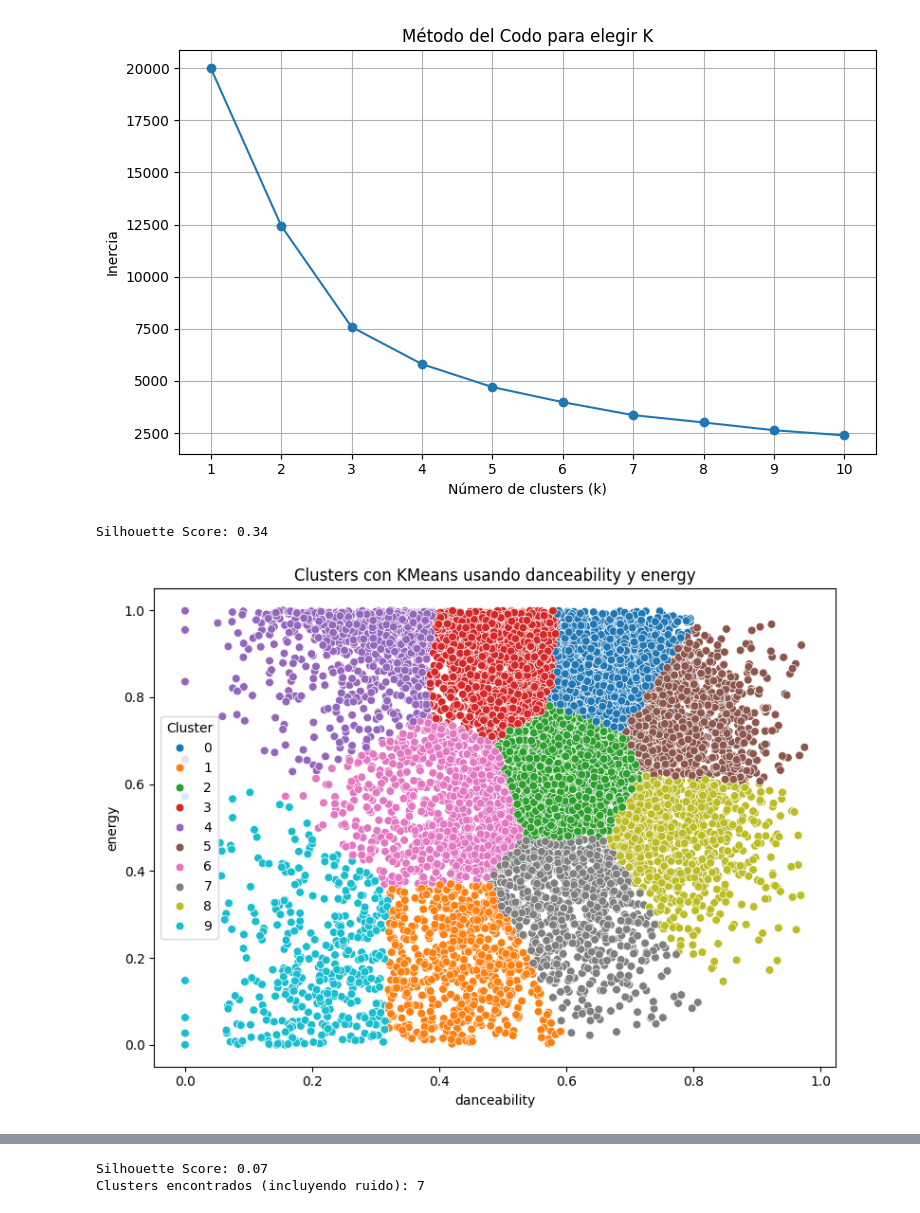
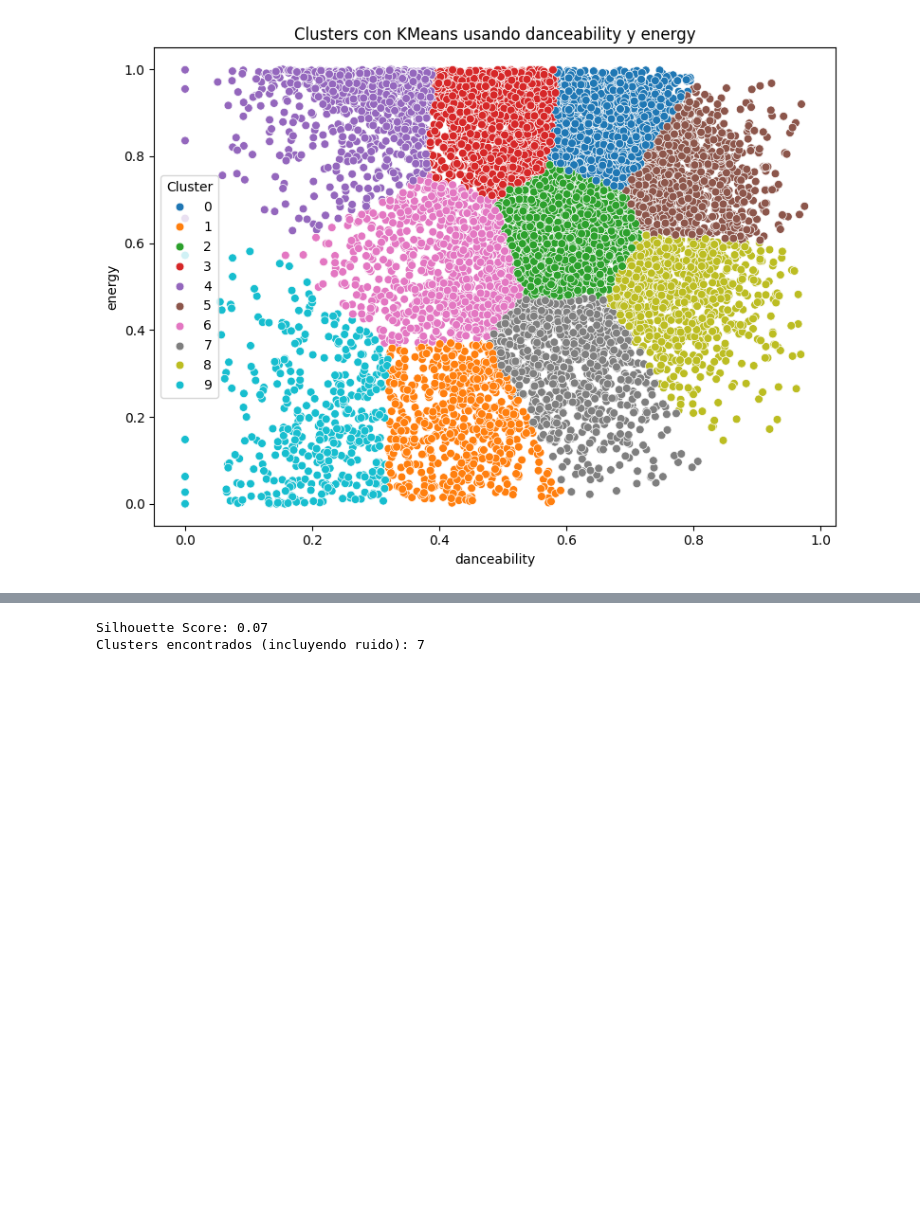
Before and after one commit to astromai/Proyecto-Mineria-de-Datos-CC5205, a Jupyter notebook: notebooks/pregunta_1.ipynb, the cells around one changed output, grey strips where cells are left out. Saved outputs shown, nothing was run; the diff lists cells and outputs as text; code cells hidden in the pictures; blank space fills up the shorter version.

```diff
--- a/notebooks/pregunta_1.ipynb
+++ b/notebooks/pregunta_1.ipynb
@@ -13,11 +14,4 @@ spotify.info()
 # %%
-from sklearn.preprocessing import StandardScaler
-from sklearn.cluster import KMeans
-from sklearn.decomposition import PCA
-from sklearn.metrics import silhouette_score
-import matplotlib.pyplot as plt
-import seaborn as sns
-
 # Columnas numéricas relevantes para clustering
 numeric_cols = [
     'popularity', 'duration_ms', 'danceability', 'energy',
@@ -29,15 +23,18 @@ numeric_cols = [
 spotify[numeric_cols] = spotify[numeric_cols].apply(pd.to_numeric, errors='coerce')
 df_clean = spotify.dropna(subset=numeric_cols)
 
-# 🔹 Muestreo aleatorio (por ejemplo, 10,000 canciones)
+# Muestreo aleatorio (escogemos 10.000 canciones aprox un 8% de la data)
 df_sample = df_clean.sample(n=10000, random_state=42)
 
 # Escalar datos
 scaler = StandardScaler()
 X_scaled = scaler.fit_transform(df_sample[numeric_cols])
 
+# Se calcula con el metodo del codo
+# la cantidad de clusters
+# "k" de menor inercia
 inertias = []
-K_range = range(1, 11)
+K_range = range(2, 11)
 
 for k in K_range:
     kmeans = KMeans(n_clusters=k, random_state=42)
@@ -111,5 +90,7 @@ cluster
 # %%
 # Columnas a usar (solo 2)
+# Consideraremos para el experimento las columas
+# 'danceability' y 'energy'
 selected_cols = ['danceability', 'energy']
 
 # Asegurar datos numéricos
@@ -125,49 +106,35 @@ X_scaled = scaler.fit_transform(df_sample[selected_cols])
 inertias = []
 K_range = range(1, 11)
 
 for k in K_range:
     kmeans = KMeans(n_clusters=k, random_state=42)
     kmeans.fit(X_scaled)
     inertias.append(kmeans.inertia_)
 
-# Graficar el codo
-plt.figure(figsize=(8, 5))
-plt.plot(K_range, inertias, marker='o')
-plt.title('Método del Codo para elegir K')
-plt.xlabel('Número de clusters (k)')
-plt.ylabel('Inercia')
-plt.xticks(K_range)
-plt.grid(True)
-plt.tight_layout()
-plt.show()
-
 # Clustering KMeans (puedes ajustar k)
 kmeans = KMeans(n_clusters=10, random_state=42, n_init='auto')
 df_sample['cluster'] = kmeans.fit_predict(X_scaled)
 
 # Evaluación
 score = silhouette_score(X_scaled, df_sample['cluster'])
-print(f"Silhouette Score: {score:.2f}")
 
-# Visualización sin PCA
+# Visualización
 plt.figure(figsize=(8, 6))
 sns.scatterplot(
     x=df_sample[selected_cols[0]],
     y=df_sample[selected_cols[1]],
     hue=df_sample['cluster'],
     palette='tab10',
     s=40
 )
 plt.title(f'Clusters con KMeans usando {selected_cols[0]} y {selected_cols[1]}')
 plt.xlabel(selected_cols[0])
 plt.ylabel(selected_cols[1])
 plt.legend(title="Cluster")
 plt.tight_layout()
 plt.show()
 # %% [output]
-[figure, old version]
+[figure, new version]
-Silhouette Score: 0.34
-[figure, removed]
 # %%
 # Agrupar por número de cluster y calcular promedio de cada variable numérica
 cluster_summary = df_sample.groupby('cluster')[numeric_cols].mean()
```
Also changed, not shown: parts of 7 cells of this notebook.
